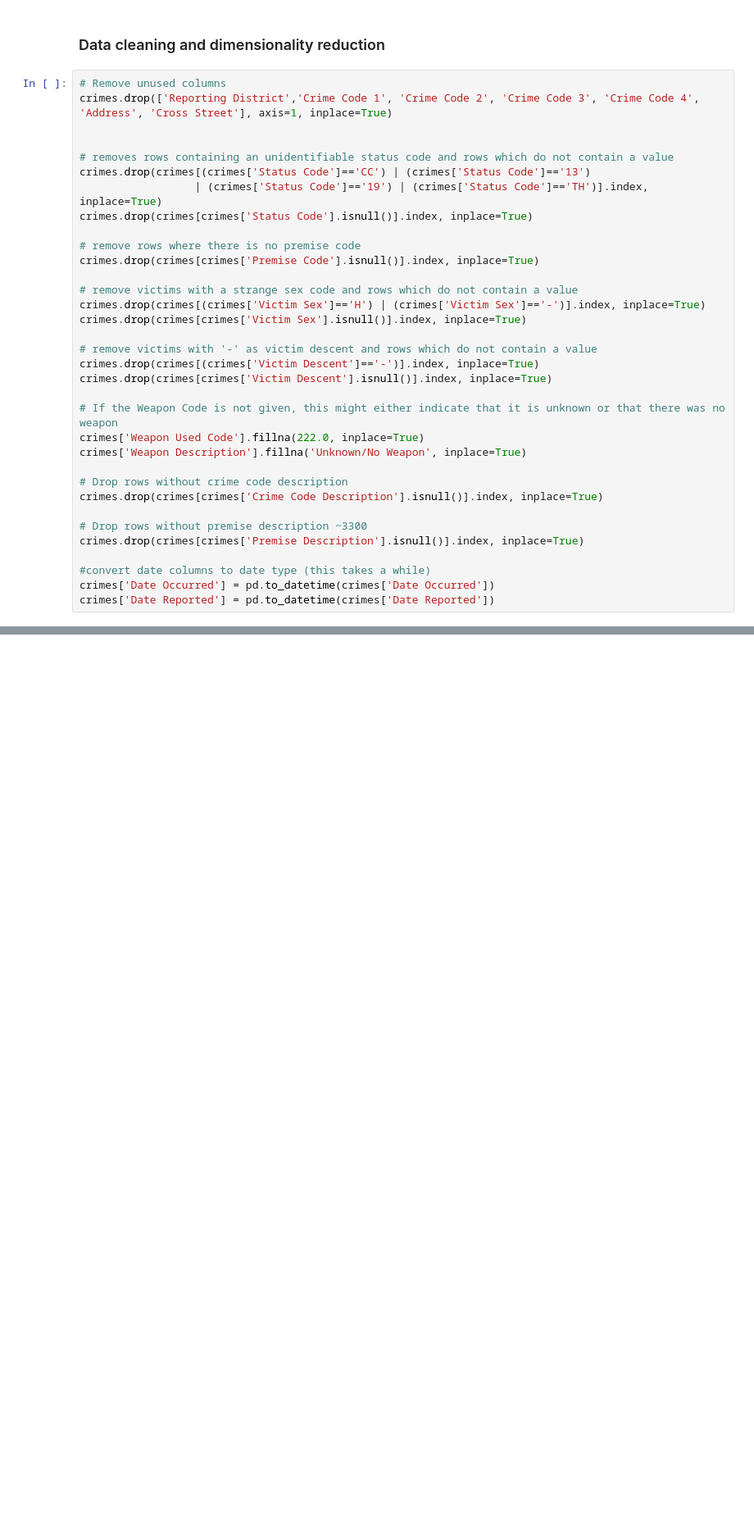
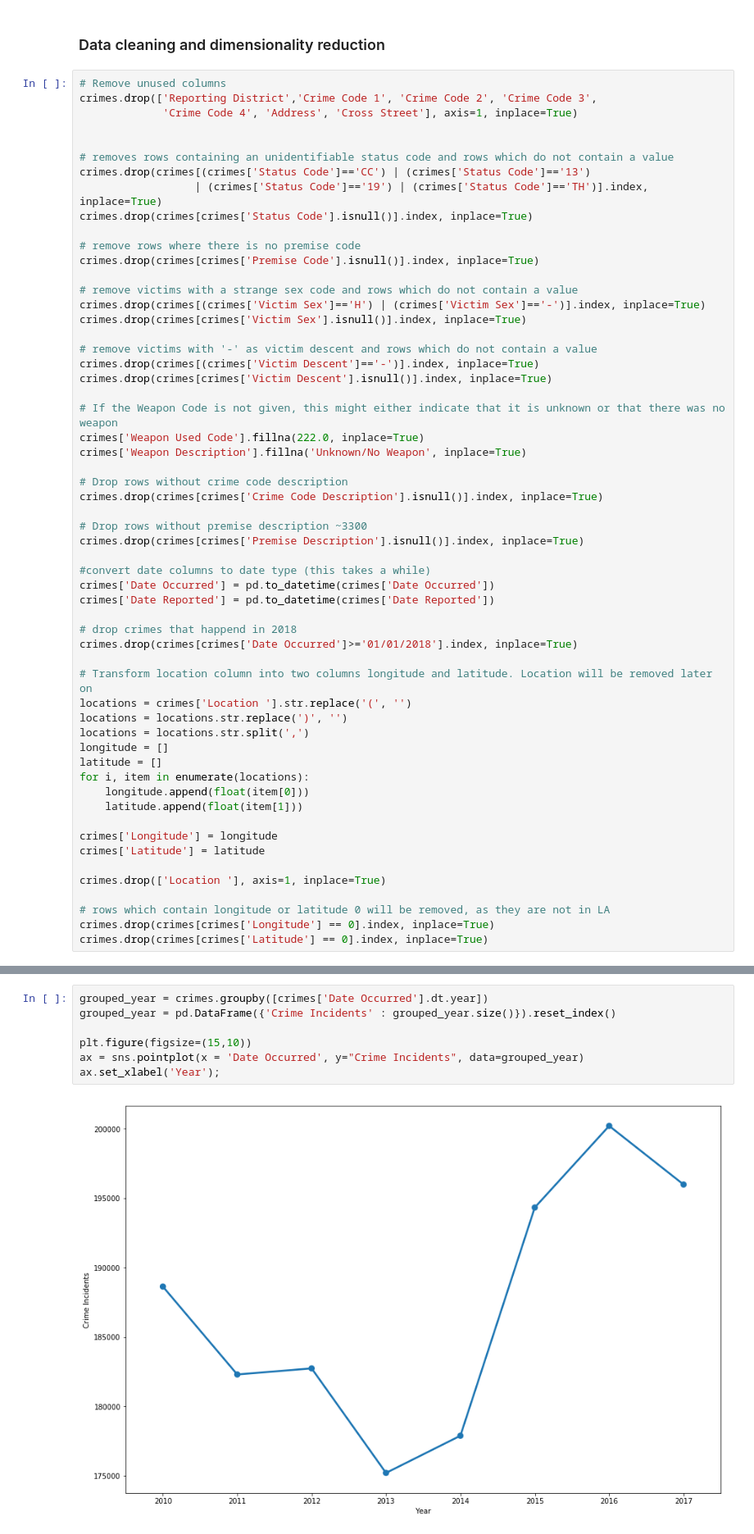
Before and after one commit to AlexUserForVA/VA_LACrimes, a Jupyter notebook: va_project_henkel_moser.ipynb, the cells around one changed output, grey strips where cells are left out. Shown at 82% size. Drawn from its saved outputs; the diff is of its cells as text; blank space fills up the shorter version.

Commit message:
Exploratory Data Analysis and first correlation experiments

```diff
--- a/va_project_henkel_moser.ipynb
+++ b/va_project_henkel_moser.ipynb
@@ -16,7 +18,8 @@ crimes = pd.read_csv('crime_data.csv')
 ### Data cleaning and dimensionality reduction
 # %%
 # Remove unused columns
-crimes.drop(['Reporting District','Crime Code 1', 'Crime Code 2', 'Crime Code 3', 'Crime Code 4', 'Address', 'Cross Street'], axis=1, inplace=True)
+crimes.drop(['Reporting District','Crime Code 1', 'Crime Code 2', 'Crime Code 3',
+             'Crime Code 4', 'Address', 'Cross Street'], axis=1, inplace=True)
 
 
 # removes rows containing an unidentifiable status code and rows which do not contain a value
@@ -48,3 +51,25 @@ crimes.drop(crimes[crimes['Premise Description'].isnull()].index, inplace=True)
 #convert date columns to date type (this takes a while)
 crimes['Date Occurred'] = pd.to_datetime(crimes['Date Occurred'])
 crimes['Date Reported'] = pd.to_datetime(crimes['Date Reported'])
+
+# drop crimes that happend in 2018
+crimes.drop(crimes[crimes['Date Occurred']>='01/01/2018'].index, inplace=True)
+
+# Transform location column into two columns longitude and latitude. Location will be removed later on
+locations = crimes['Location '].str.replace('(', '')
+locations = locations.str.replace(')', '')
+locations = locations.str.split(',')
+longitude = []
+latitude = []
+for i, item in enumerate(locations):
+    longitude.append(float(item[0]))
+    latitude.append(float(item[1]))
+
+crimes['Longitude'] = longitude
+crimes['Latitude'] = latitude
+
+crimes.drop(['Location '], axis=1, inplace=True)
+
+# rows which contain longitude or latitude 0 will be removed, as they are not in LA
+crimes.drop(crimes[crimes['Longitude'] == 0].index, inplace=True)
+crimes.drop(crimes[crimes['Latitude'] == 0].index, inplace=True)
@@ -52,0 +124,9 @@ crimes['Date Reported'] = pd.to_datetime(crimes['Date Reported'])
+# %%
+grouped_year = crimes.groupby([crimes['Date Occurred'].dt.year])
+grouped_year = pd.DataFrame({'Crime Incidents' : grouped_year.size()}).reset_index()
+
+plt.figure(figsize=(15,10))
+ax = sns.pointplot(x = 'Date Occurred', y="Crime Incidents", data=grouped_year)
+ax.set_xlabel('Year');
+# %% [output]
+[figure, added]
```
Also changed, not shown: parts of 52 cells of this notebook.
